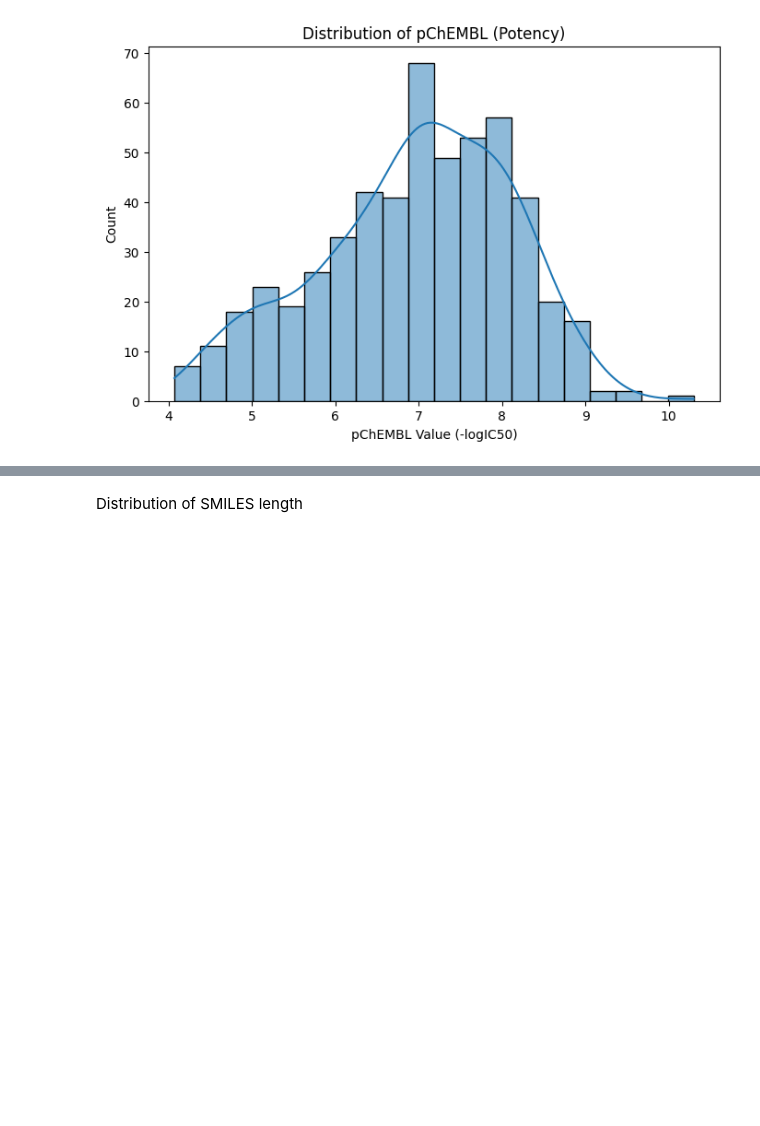
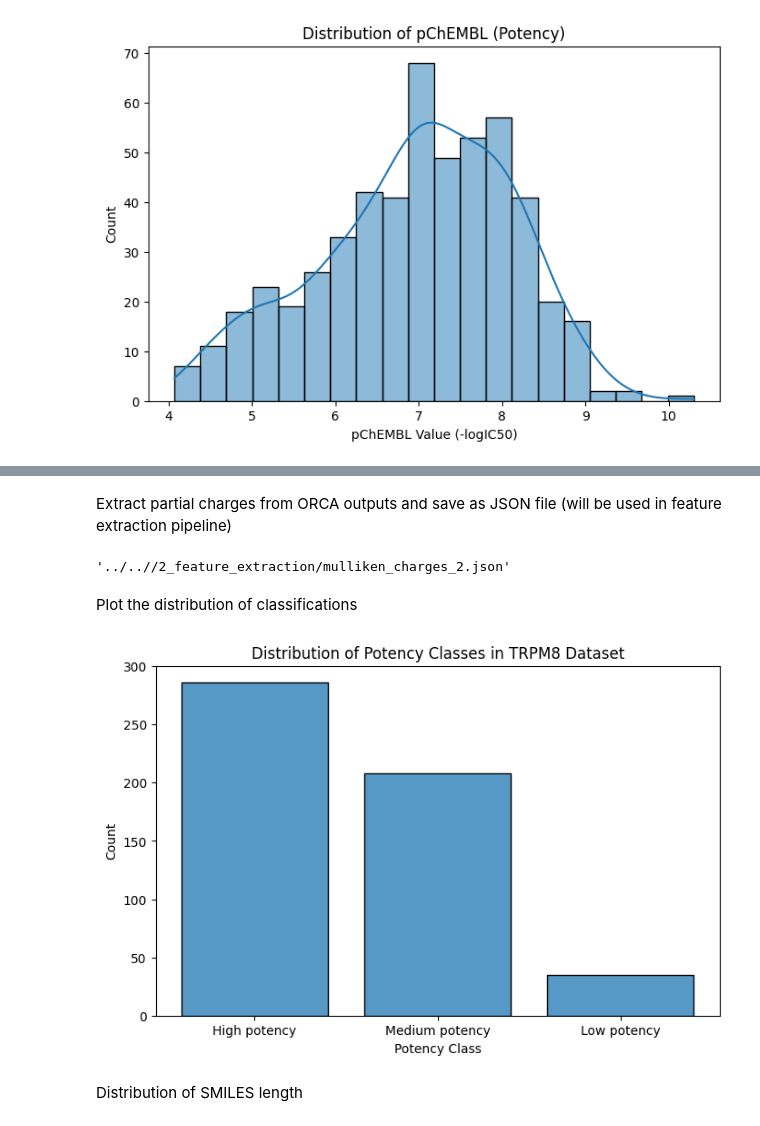
Before and after one commit to ojoawoa/GNN_model_TRPM8_Drug_Potency_prediction, a Jupyter notebook: 1_data/initial_data/Pre-process.ipynb, the cells around one changed output, grey strips where cells are left out. Cells and saved outputs as stored; diff of their text form; code cells hidden in the pictures; blank space fills up the shorter version.

Commit message:
Add Extracted features-AO

```diff
--- a/1_data/initial_data/Pre-process.ipynb
+++ b/1_data/initial_data/Pre-process.ipynb
@@ -105,3 +147,63 @@ plt.show()
+# %% [markdown]
+Extract partial charges from ORCA outputs and save as JSON file (will be used in feature extraction pipeline)
+# %%
+import os
+import re
+import json
+
+# Directory containing ORCA .out files
+orca_output_dir = "../initial_data/orca_outputs"
+output_data = {}
+
+# Regular expression pattern to extract Mulliken charges
+pattern = re.compile(r"^\s*(\d+)\s+\w+\s+:\s+([-+]?\d*\.\d+|\d+)", re.MULTILINE)
+
+# Iterate over all .out files in the directory
+for filename in os.listdir(orca_output_dir):
+    if filename.endswith(".out"):
+        molecule_id = filename.replace(".out", "")
+        file_path = os.path.join(orca_output_dir, filename)
+        with open(file_path, "r") as file:
+            content = file.read()
+            if "MULLIKEN ATOMIC CHARGES" in content:
+                charges_block = content.split("MULLIKEN ATOMIC CHARGES")[-1]
+                charges = [float(match[1]) for match in pattern.findall(charges_block)]
+                output_data[molecule_id] = {
+                    "mulliken_charges": charges
+                }
+
+# Save to JSON file
+output_json_path = "../../2_feature_extraction/mulliken_charges.json"
+with open(output_json_path, "w") as json_file:
+    json.dump(output_data, json_file, indent=2)
+
+output_json_path
+# %% [output]
+'../..//2_feature_extraction/mulliken_charges_2.json'
+# %% [markdown]
+Plot the distribution of classifications
+# %%
+# Define classification labels based on pChEMBL Value (Low, Medium, High Potency)
+def assign_potency_class(value):
+    if value < 5:
+        return "Low potency"
+    elif 5 <= value < 7:
+        return "Medium potency"
+    else:
+        return "High potency"
+
+# Apply classification
+df["classification_label"] = df["pChEMBL Value"].apply(assign_potency_class)
+
+# Plot the distribution of classifications
+plt.figure(figsize=(8, 5))
+sns.histplot(df["classification_label"], discrete=True, shrink=0.8, palette="Set2")
+plt.title("Distribution of Potency Classes in TRPM8 Dataset")
+plt.xlabel("Potency Class")
+plt.ylabel("Count")
+plt.show()
+# %% [output]
+[figure, added]
 # %% [markdown]
 Distribution of SMILES length
 # %%
```
Also changed, not shown: parts of 4 cells of this notebook, 6 other files.
